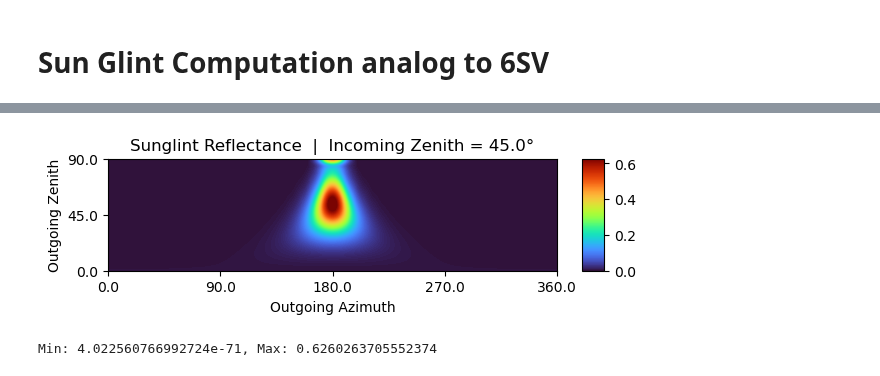
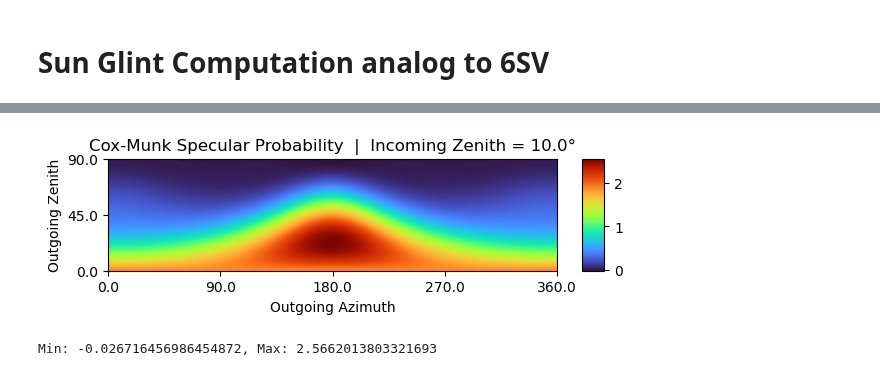
Before and after one commit to PolyRocketMatt/eradiate, a Jupyter notebook: notebooks/sunglint.ipynb, the cells around one changed output, grey strips where cells are left out. Saved outputs shown, nothing was run; the diff lists cells and outputs as text; code cells hidden in the pictures.

```diff
--- a/notebooks/sunglint.ipynb
+++ b/notebooks/sunglint.ipynb
@@ -131,7 +131,7 @@ epsilon = 1.0 * np.pi / 180
 azim_vs = np.linspace(0, 2 * np.pi, 2 * res)
 zen_vs = np.linspace(0, np.deg2rad(89), res)
 
-run = False
+run = True
 # %%
 titles = {
     "specular": "Cox-Munk Specular Probability",
@@ -297,8 +348,8 @@ if run:
 # %%
-zen_s = np.deg2rad(45)
+zen_s = np.deg2rad(10)
 azim_s = 0
 
-wind_speed = 5
+wind_speed = 30
 azim_w = np.deg2rad(0)
 n_real = 1.333
 n_imag = 0.0
@@ -358,7 +409,7 @@ results[zen_s] = {
 }
 
 # Visualize the selected variable
-selected_variable = 7
+selected_variable = 0
 visual = visuals[selected_variable]
 selected_title = titles[visual]
 data = results[zen_s][visual]
@@ -372,34 +423,34 @@ plt.xlabel("Outgoing Azimuth")
 plt.ylabel("Outgoing Zenith")
 
 # Add the title
 degrees = np.degrees(zen_s)
 
 # Round to 2 decimal places
 degrees = round(degrees, 2)
 
 # Create x_axis tick labels in degrees
 x_ticks = np.linspace(0, 2 * np.pi, 5)
 x_labels = np.degrees(x_ticks)
 x_labels = [round(label, 2) for label in x_labels]
 plt.xticks(x_ticks, x_labels)
 
 # Create y_axis tick labels in degrees
 y_ticks = np.linspace(0, np.pi / 2, 3)
 y_labels = np.degrees(y_ticks)
 y_labels = [round(label, 2) for label in y_labels]
 plt.yticks(y_ticks, y_labels)
 
 # Add the title
 plt.title(f'{selected_title}  |  Incoming Zenith = {str(degrees)}°')
 
 # Add color bar with same height as the plot
 divider = make_axes_locatable(ax)
 cax = divider.append_axes("right", size="5%", pad=0.25)
 plt.colorbar(im, cax=cax)
 
 plt.show()
 # %% [output]
-[figure, old version]
+[figure, new version]
 # %%
 # Min/Max values
 min_val = np.min(data)
@@ -407,4 +458,4 @@ max_val = np.max(data)
 
 print(f"Min: {min_val}, Max: {max_val}")
 # %% [output]
-Min: 4.022560766992724e-71, Max: 0.6260263705552374
+Min: -0.026716456986454872, Max: 2.5662013803321693
```
Also changed, not shown: parts of 5 cells of this notebook, 4 other files.
